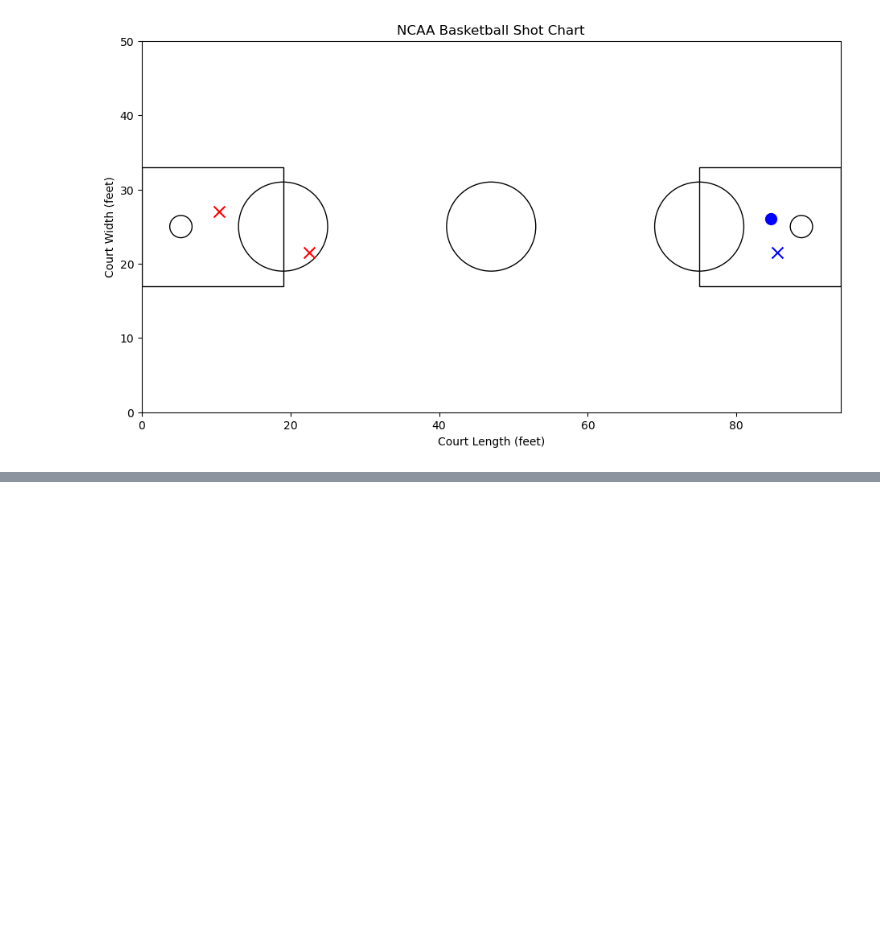
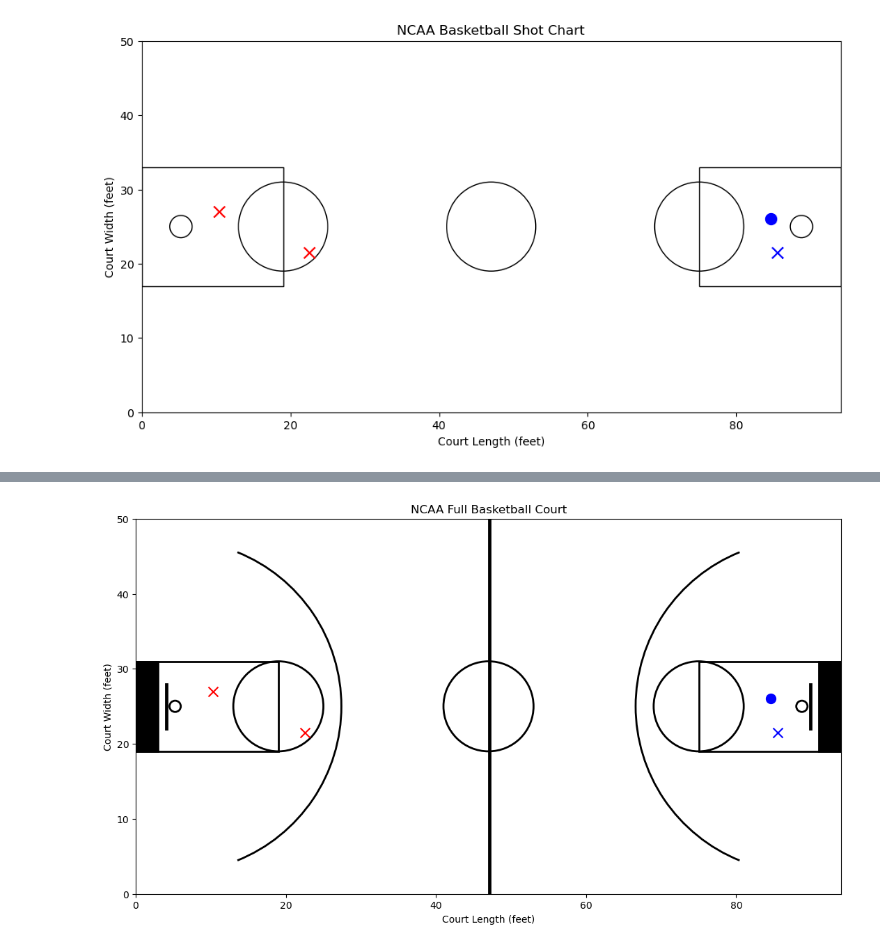
Before and after one commit to roryhr/code, a Jupyter notebook: notebooks/basketball.ipynb, the cells around one changed output, grey strips where cells are left out. Drawn from its saved outputs; the diff is of its cells as text; code cells hidden in the pictures; blank space fills up the shorter version.

```diff
--- a/notebooks/basketball.ipynb
+++ b/notebooks/basketball.ipynb
@@ -212,0 +410,67 @@ plt.show()
+# %%
+# Plot the full NCAA basketball court
+fig, ax = plt.subplots(figsize=(14, 7))
+draw_full_ncaa_court(ax)
+
+shot_data = [
+    {
+        "x": 91.0,
+        "y": 43.0,
+        "team_id": 157,
+        "made": False,
+        "player_id": 2680563039,
+        "description": "1st 09:39:00 : missed by Nyamer Diew(Colorado) 0-0",
+        "meta_info": "period_1 player_775989920 team_157",
+        "flag": False,
+    },
+    {
+        "x": 11.0,
+        "y": 54.0,
+        "team_id": 811,
+        "made": False,
+        "player_id": 2680563041,
+        "description": "1st 09:26:00 : missed by Emily Mellema(Wyoming) 0-0",
+        "meta_info": "period_1 player_775989910 team_811",
+        "flag": False,
+    },
+    {
+        "x": 90.0,
+        "y": 52.0,
+        "team_id": 157,
+        "made": True,
+        "player_id": 2680563045,
+        "description": "1st 09:08:00 : made by Tabitha Betson(Colorado) 2-0",
+        "meta_info": "period_1 player_775989928 team_157",
+        "flag": False,
+    },
+    {
+        "x": 24.0,
+        "y": 43.0,
+        "team_id": 811,
+        "made": False,
+        "player_id": 2680563046,
+        "description": "1st 08:42:00 : missed by Emily Mellema(Wyoming) 2-0",
+        "meta_info": "period_1 player_775989910 team_811",
+        "flag": False,
+    },
+]
+
+
+for shot in shot_data:
+    color = "blue" if shot["team_id"] == 157 else "red"  # Different colors for teams
+    marker = (
+        "o" if shot["made"] else "x"
+    )  # Made shots are circles, missed shots are crosses
+    ax.scatter(
+        shot["x"] * 94 / 100, shot["y"] * 50 / 100, color=color, marker=marker, s=100
+    )
+
+
+# Set axis properties
+plt.title("NCAA Full Basketball Court")
+plt.xlabel("Court Length (feet)")
+plt.ylabel("Court Width (feet)")
+plt.gca().set_aspect("equal", adjustable="box")
+plt.show()
+# %% [output]
+[figure, added]
```
Also changed, not shown: parts of 7 cells of this notebook.
